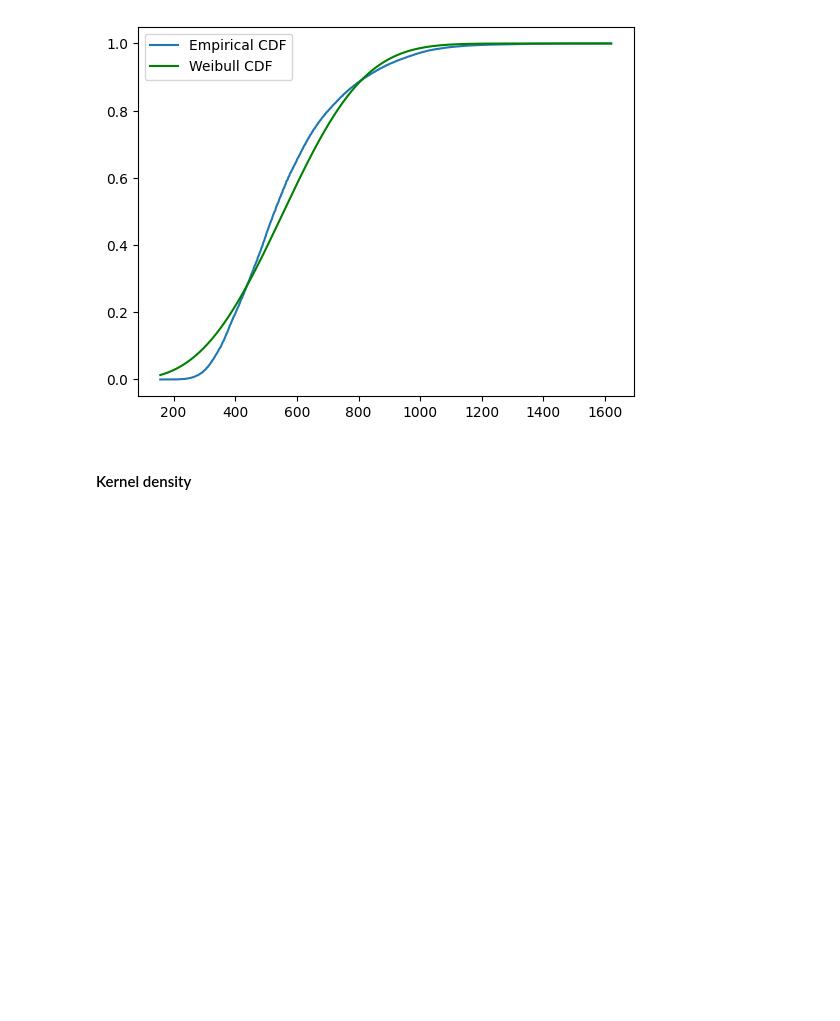
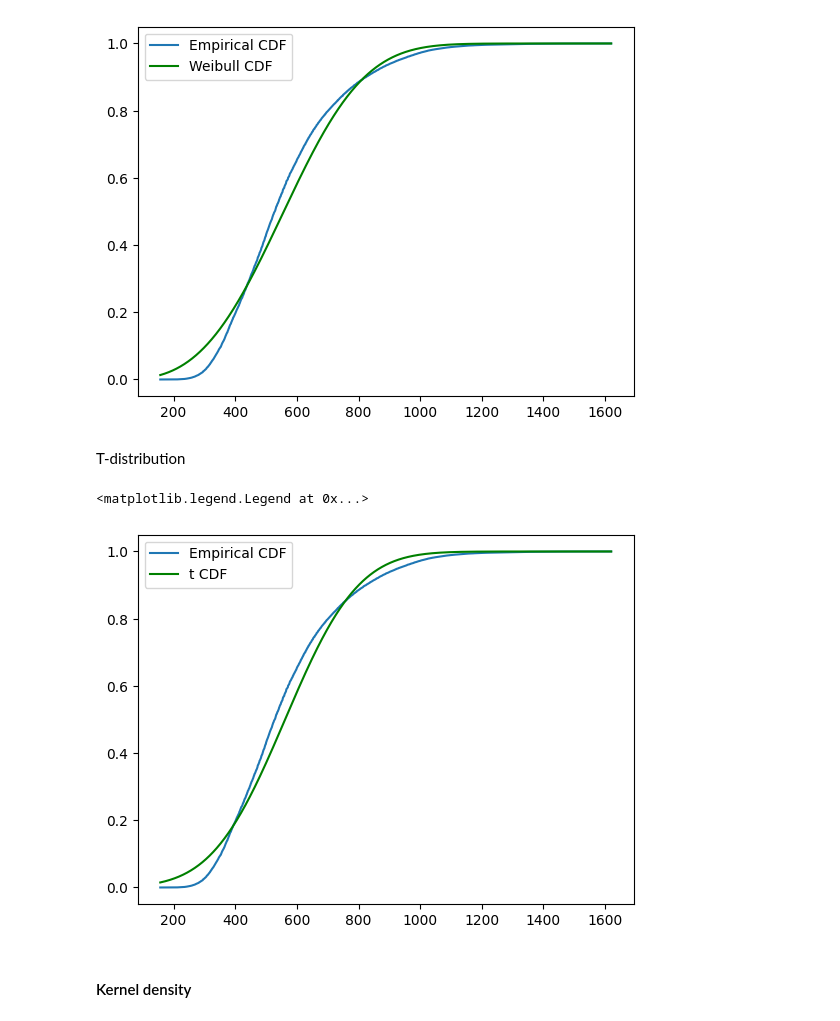
Before and after one commit to luna-ortus-cor/EC4305-Project, a Jupyter notebook: copula/marginal.ipynb, the cells around one changed output. Saved outputs shown, nothing was run; the diff lists cells and outputs as text; code cells hidden in the pictures; blank space fills up the shorter version.

```diff
--- a/copula/marginal.ipynb
+++ b/copula/marginal.ipynb
@@ -130,6 +160,21 @@ plt.legend()
 # %% [output]
 <matplotlib.legend.Legend at 0x...>
 [figure]
+# %% [markdown]
+T-distribution
+# %%
+from scipy.stats import t
+
+t_params = t.fit(price)
+t_df, t_loc, t_scale = t_params
+
+plt.plot(x, ECDF(price)(x), label="Empirical CDF")
+plt.plot(x, t.cdf(x, t_df, loc=t_loc, scale=t_scale),
+         label="t CDF", color="green")
+plt.legend()
+# %% [output]
+<matplotlib.legend.Legend at 0x...>
+[figure, added]
 # %% [markdown]
 #### Kernel density
 # %%
```
Also changed, not shown: parts of 22 cells of this notebook.
